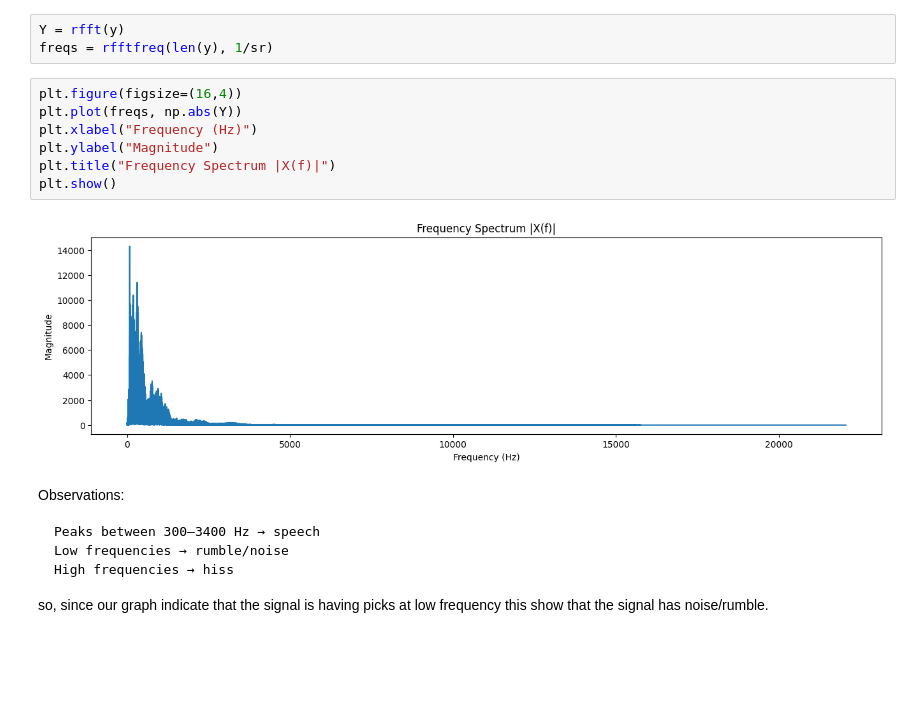
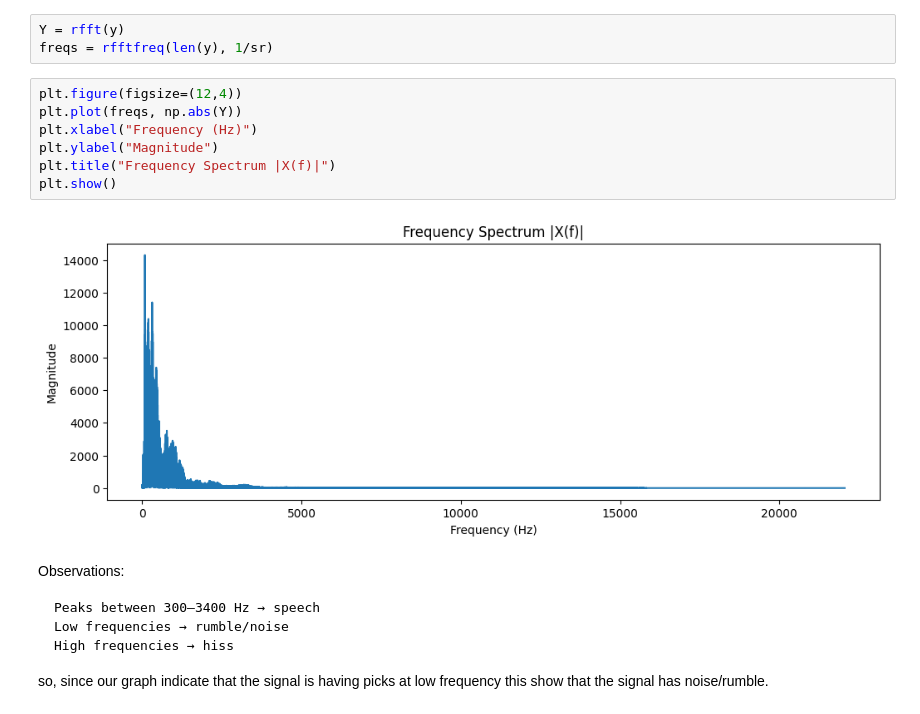
Before and after one commit to Aaron-pweb/Digital_Audio_Signal_Filtering_and_Noise_Reduction, a Jupyter notebook: sound-filtter.ipynb, the cells around one changed output. Drawn from its saved outputs; the diff is of its cells as text; blank space fills up the shorter version.

```diff
--- a/sound-filtter.ipynb
+++ b/sound-filtter.ipynb
@@ -46,14 +57,14 @@ Speech-analysis is hard in time domain → easier in frequency domain. since we
 Y = rfft(y)
 freqs = rfftfreq(len(y), 1/sr)
 # %%
-plt.figure(figsize=(16,4))
+plt.figure(figsize=(12,4))
 plt.plot(freqs, np.abs(Y))
 plt.xlabel("Frequency (Hz)")
 plt.ylabel("Magnitude")
 plt.title("Frequency Spectrum |X(f)|")
 plt.show()
 # %% [output]
-[figure, old version]
+[figure, new version]
 # %% [markdown]
 Observations:
 
```
Also changed, not shown: parts of 10 cells of this notebook.
